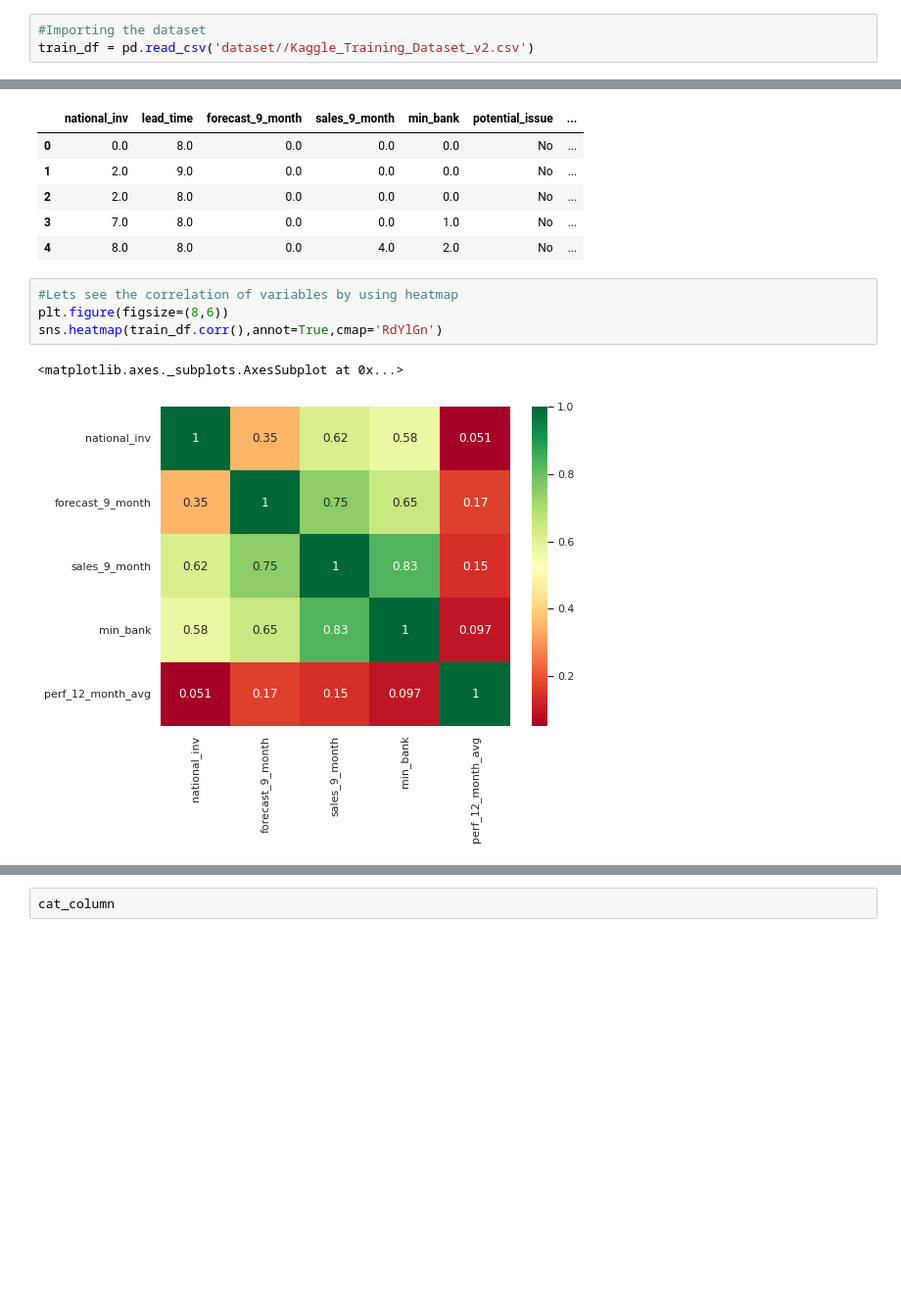
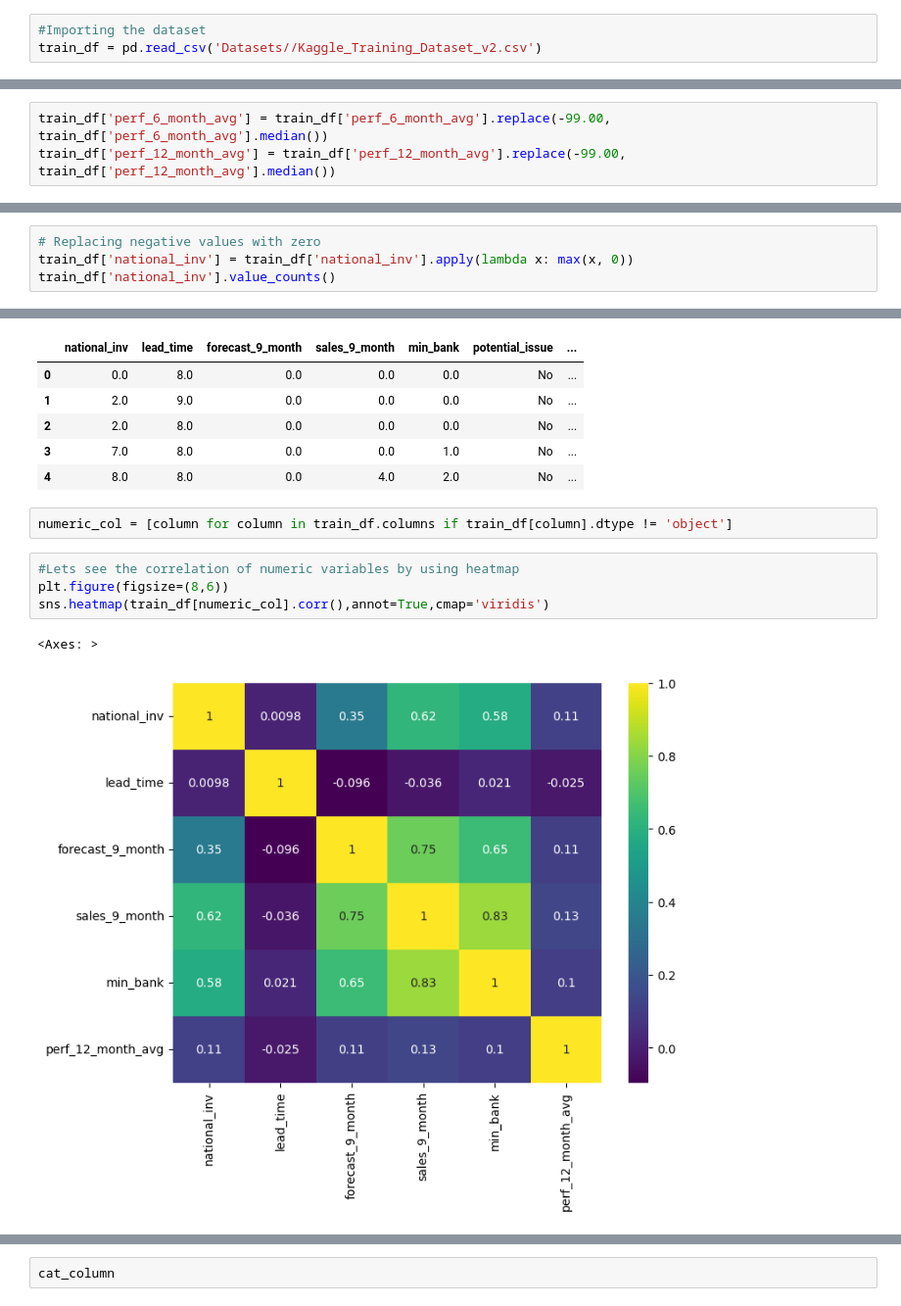
Before and after one commit to MuskaanMehra/Supply-Chain-Backorders-Optimisation, a Jupyter notebook: Code File.ipynb, the cells around one changed output, grey strips where cells are left out. Shown at 98% size. Cells and saved outputs as stored; diff of their text form; blank space fills up the shorter version.

```diff
--- a/Code File.ipynb
+++ b/Code File.ipynb
@@ -11,7 +11,7 @@ import warnings
 warnings.filterwarnings('ignore')
 # %%
 #Importing the dataset
-train_df = pd.read_csv('dataset//Kaggle_Training_Dataset_v2.csv')
+train_df = pd.read_csv('Datasets//Kaggle_Training_Dataset_v2.csv')
 # %% [markdown]
 ## **Dataset Description:**
 
@@ -177,0 +222,3 @@ dtype: int64
+# %%
+train_df['perf_6_month_avg'] = train_df['perf_6_month_avg'].replace(-99.00, train_df['perf_6_month_avg'].median())
+train_df['perf_12_month_avg'] = train_df['perf_12_month_avg'].replace(-99.00, train_df['perf_12_month_avg'].median())
@@ -177,0 +259,4 @@ dtype: int64
+# %%
+# Replacing negative values with zero
+train_df['national_inv'] = train_df['national_inv'].apply(lambda x: max(x, 0))
+train_df['national_inv'].value_counts()
@@ -413,10 +524,12 @@ train_df.head(5)
 | 2 | 2.0 | 8.0 | 0.0 | 0.0 | 0.0 | No | ... |
 | 3 | 7.0 | 8.0 | 0.0 | 0.0 | 1.0 | No | ... |
 | 4 | 8.0 | 8.0 | 0.0 | 4.0 | 2.0 | No | ... |
+# %%
+numeric_col = [column for column in train_df.columns if train_df[column].dtype != 'object']
 # %%
-#Lets see the correlation of variables by using heatmap
+#Lets see the correlation of numeric variables by using heatmap
 plt.figure(figsize=(8,6))
-sns.heatmap(train_df.corr(),annot=True,cmap='RdYlGn')
+sns.heatmap(train_df[numeric_col].corr(),annot=True,cmap='viridis')
 # %% [output]
-<matplotlib.axes._subplots.AxesSubplot at 0x...>
+<Axes: >
-[figure, old version]
+[figure, new version]
```
Also changed, not shown: parts of 42 cells of this notebook.
